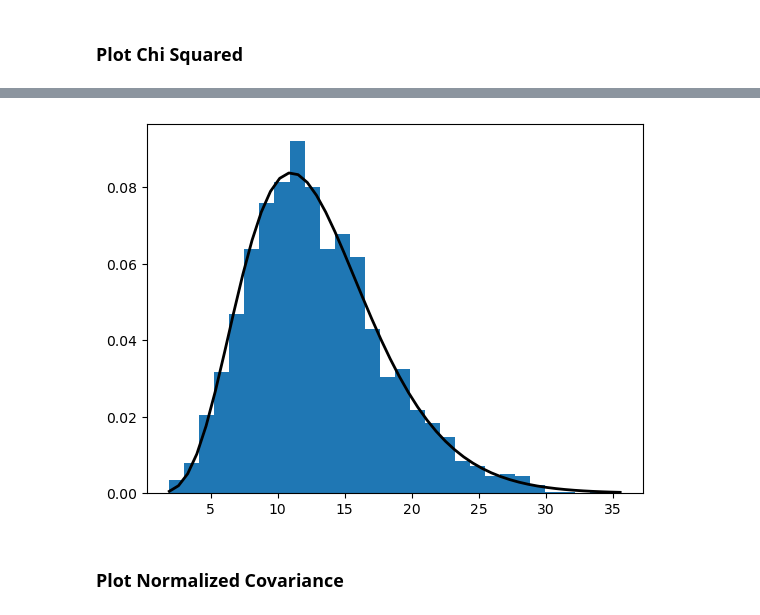
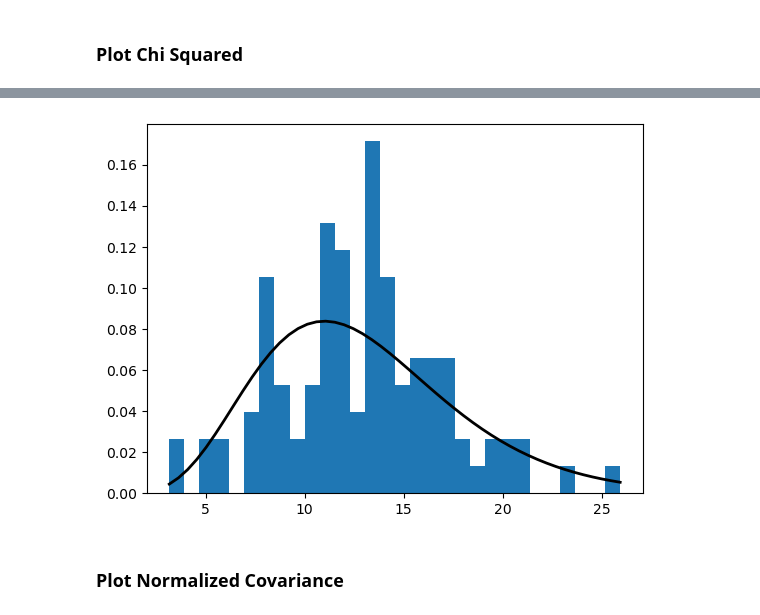
Before and after one commit to FedeDavilaKurban/VPF_Quijote, a Jupyter notebook: AssessGaussianityofLikelihood.ipynb, the cells around one changed output, grey strips where cells are left out. Cells and saved outputs as stored; diff of their text form; code cells hidden in the pictures.

```diff
--- a/AssessGaussianityofLikelihood.ipynb
+++ b/AssessGaussianityofLikelihood.ipynb
@@ -23,6 +23,7 @@ filedir = '/home/federico/mnts/clemente/Proyectos/VPF_Quijote/data/output/'
 
 #filelist = os.listdir(filedir)
 filelist = glob.glob(filedir+filename)
+filelist = filelist[:100]
 nsim = len(filelist)
 print(nsim)
 
@@ -31,7 +32,7 @@ chis = []
 # Read all files
 for file in filelist:
     data = ascii.read(file)
-    chis.append( data['chi'] )
+    chis.append( data['chi'][:-1] )
 
 # Calculate the covariance summation and covariance proper
 covsum = np.zeros((rbin,rbin))
@@ -90,15 +92,15 @@ plt.show()
 # %%
 from scipy import stats
 
 plt.hist(xi2_data,bins=30,color=['C00'],density=True)
 #plt.vlines(0.5,0,.6,ls=':',color='k')
 
 dof=rbin
-x = np.linspace(np.min(chisq), np.max(chisq))
+x = np.linspace(np.min(xi2_data), np.max(xi2_data))
 plt.plot(x, stats.chi2.pdf(x, dof), label=r"$\chi^2$", color="k", linewidth=2)
 
 plt.show()
 # %% [output]
-[figure, old version]
+[figure, new version]
 # %% [markdown]
 ### Plot Normalized Covariance
```
Also changed, not shown: parts of 4 cells of this notebook, 2 other files.
